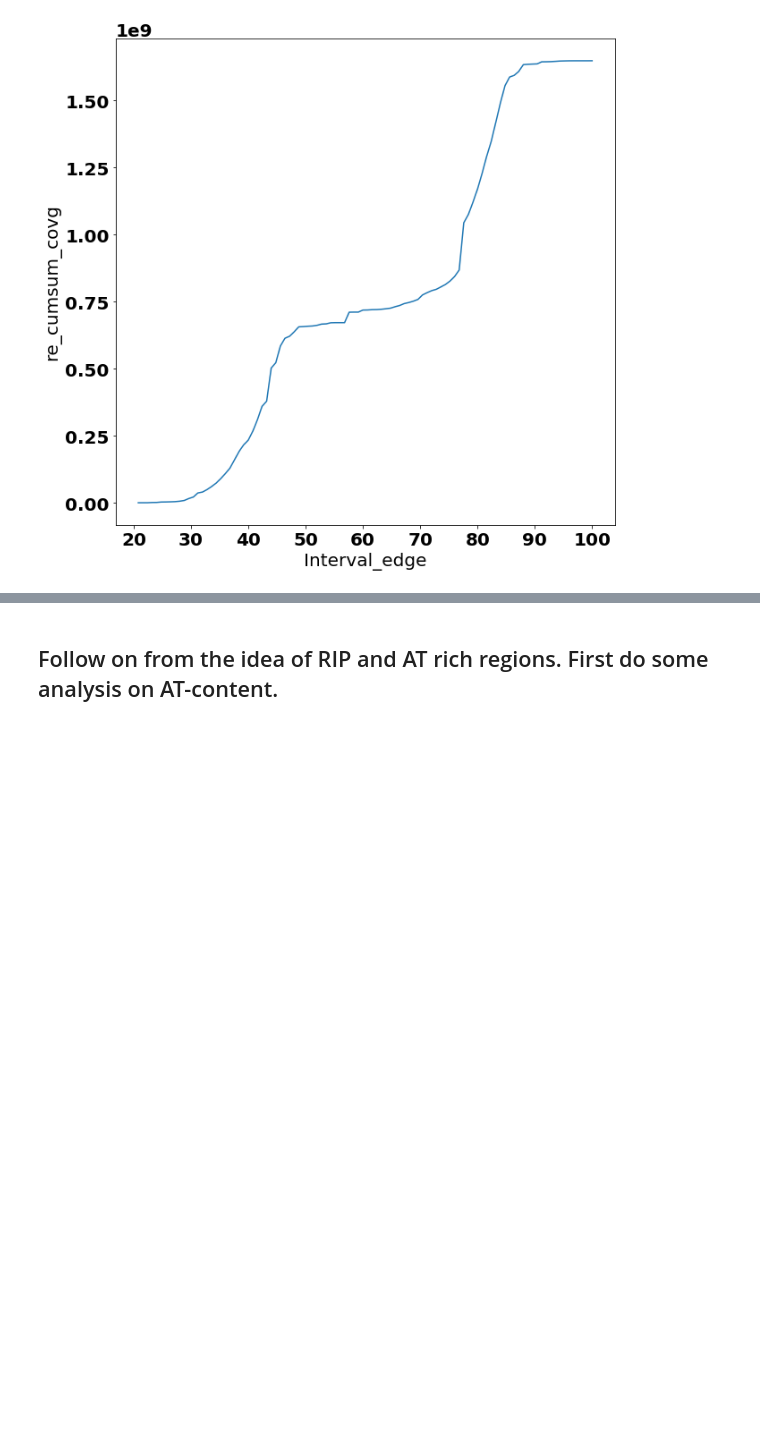
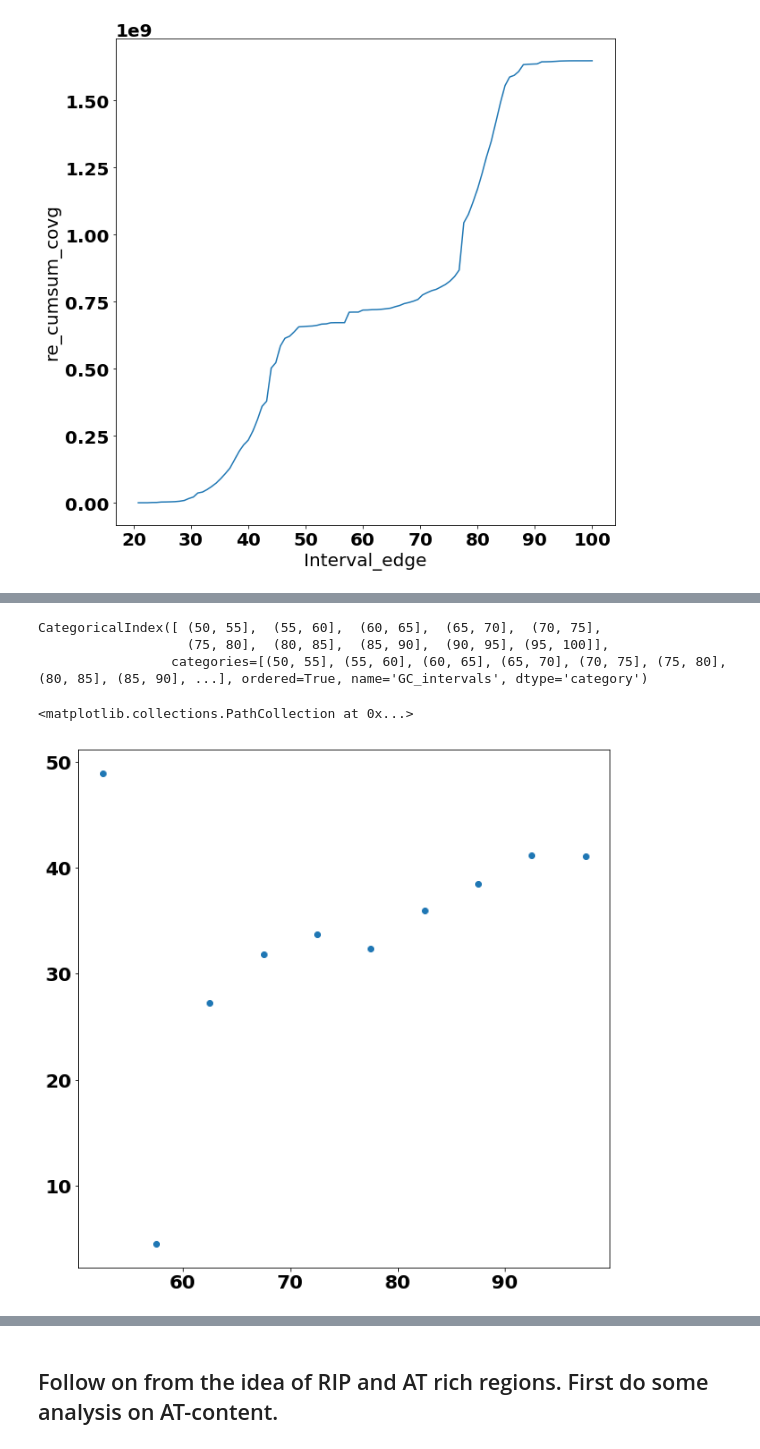
Before and after one commit to Team-Schwessinger/TE_myrtle_rust, a Jupyter notebook: notebooks/MRv01_TE_variation_analysis.ipynb, the cells around one changed output, grey strips where cells are left out. Drawn from its saved outputs; the diff is of its cells as text; code cells hidden in the pictures; blank space fills up the shorter version.

```diff
--- a/notebooks/MRv01_TE_variation_analysis.ipynb
+++ b/notebooks/MRv01_TE_variation_analysis.ipynb
@@ -219,0 +267,14 @@ TE_df.sort_values(['meanId'], ascending=False)
+# %%
+TE_df.groupby('GC_intervals')['covg'].sum().index
+# %% [output]
+CategoricalIndex([ (50, 55],  (55, 60],  (60, 65],  (65, 70],  (70, 75],
+                   (75, 80],  (80, 85],  (85, 90],  (90, 95], (95, 100]],
+                 categories=[(50, 55], (55, 60], (60, 65], (65, 70], (70, 75], (75, 80], (80, 85], (85, 90], ...], ordered=True, name='GC_intervals', dtype='category')
+# %%
+fig, ax = plt.subplots(figsize = (10,10))
+y = TE_df.groupby('GC_intervals')['GC_intervals_rel_GC'].sum()
+x = [x.mid for x in TE_df.groupby('GC_intervals')['%GC'].mean().index.tolist()]
+ax.scatter(x,y)
+# %% [output]
+<matplotlib.collections.PathCollection at 0x...>
+[figure, added]
```
Also changed, not shown: parts of 54 cells of this notebook, 2 other files.
